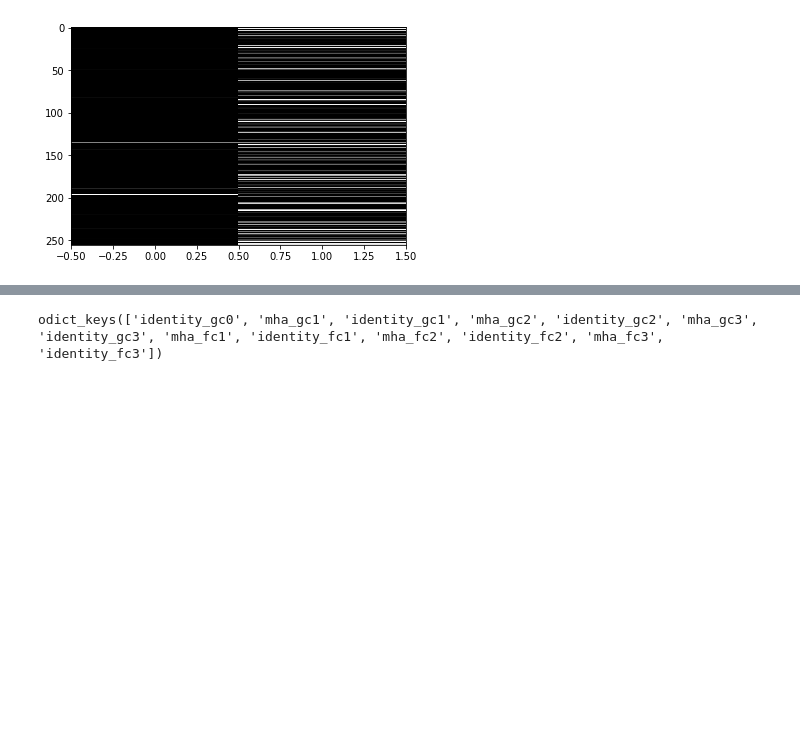
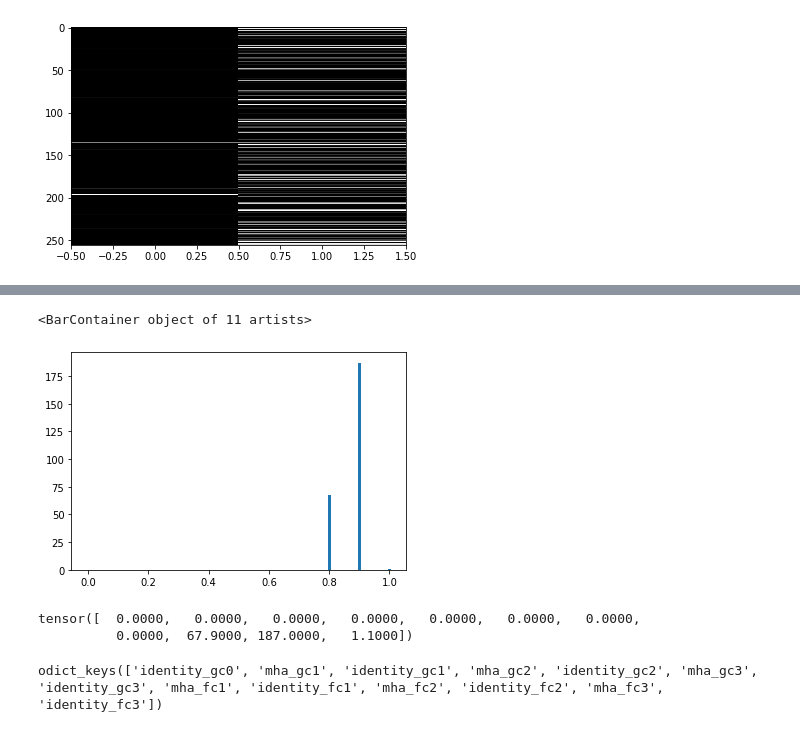
Before and after one commit to fcorencoret/dynamic-rn, a Jupyter notebook: visualizaciones.ipynb, the cells around one changed output, grey strips where cells are left out. Cells and saved outputs as stored; diff of their text form; code cells hidden in the pictures; blank space fills up the shorter version.

```diff
--- a/visualizaciones.ipynb
+++ b/visualizaciones.ipynb
@@ -322,3 +446,13 @@ for qtype in tqdm(qtypes):
+# %%
+plt.bar(np.linspace(0, 1, 11), metrics['metrics_per_qtype']['count']['mha_gc1']['histograms_mean'], width=0.01)
+# %% [output]
+<BarContainer object of 11 artists>
+[figure, added]
+# %%
+plmetrics['metrics_per_qtype']['count']['mha_gc1']['histograms_mean']
+# %% [output]
+tensor([  0.0000,   0.0000,   0.0000,   0.0000,   0.0000,   0.0000,   0.0000,
+          0.0000,  67.9000, 187.0000,   1.1000])
 # %%
 from sklearn.manifold import TSNE
 # %%
```
Also changed, not shown: parts of 40 cells of this notebook, 4 other files.
